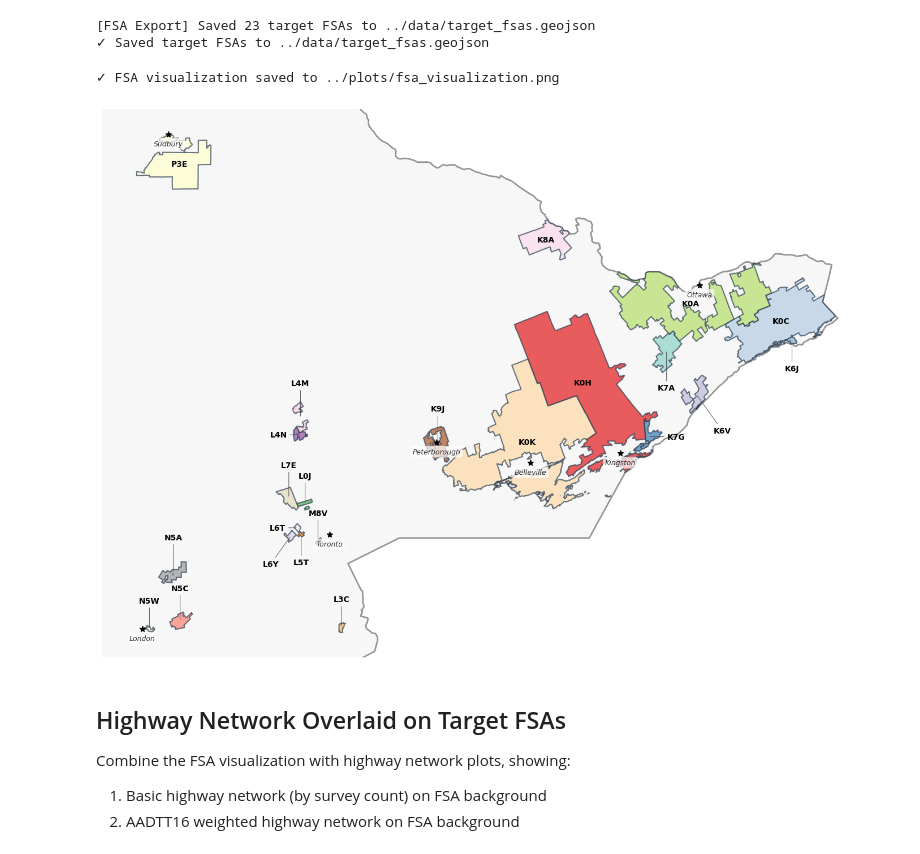
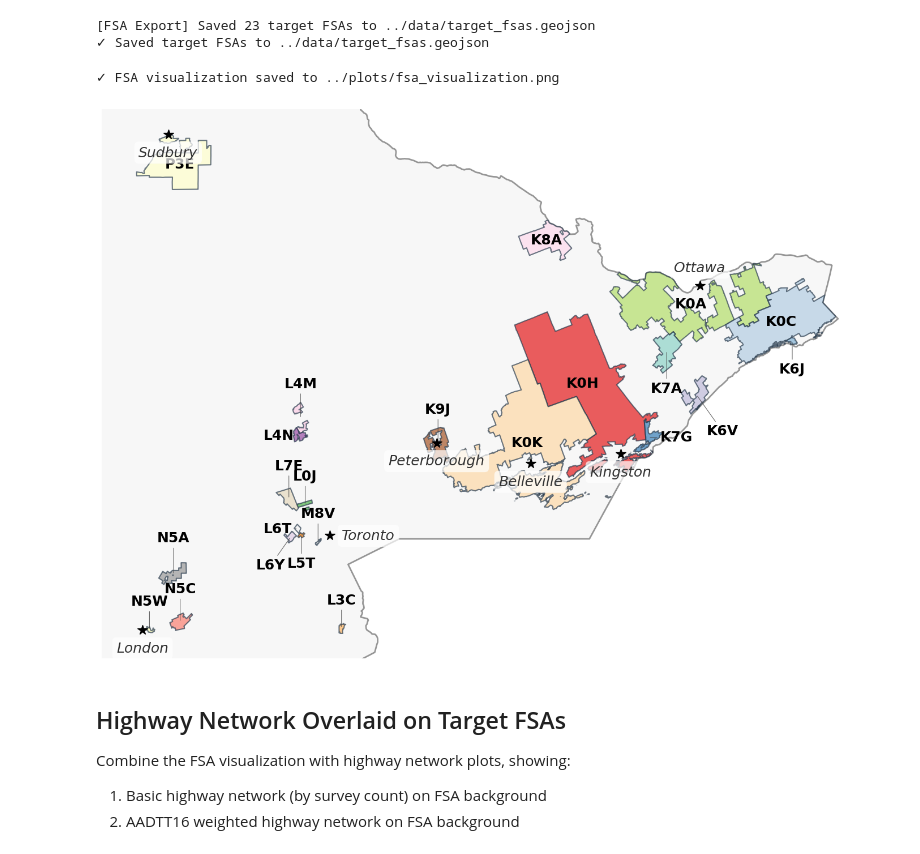
Before and after one commit to PowerON-Energy-Solutions/MHDV-Corridor-Location-Analysis, a Jupyter notebook: notebooks/highway_network_analysis.ipynb, the cells around one changed output. Saved outputs shown, nothing was run; the diff lists cells and outputs as text; code cells hidden in the pictures.

```diff
--- a/notebooks/highway_network_analysis.ipynb
+++ b/notebooks/highway_network_analysis.ipynb
@@ -539,7 +539,7 @@ for hwy, label_info in highway_labels.items():
             f'{hwy}',
             xy=arrow_to,
             xytext=pos,
-            fontsize=9,
+            fontsize=18,
             ha='center',
             va='center',
             bbox=dict(boxstyle='round,pad=0.3', facecolor='white', edgecolor=color, linewidth=2, alpha=0.9),
@@ -555,9 +555,18 @@ for hwy, label_info in highway_labels.items():
     else:
         # Direct label placement
         ax.text(pos[0], pos[1], f'{hwy}',
-                fontsize=10, ha='center', va='center',
+                fontsize=18, ha='center', va='center',
                 bbox=dict(boxstyle='round,pad=0.3', facecolor='white', edgecolor=color, linewidth=1.5, alpha=0.9),
                 zorder=5)
+
+# Define southern Ontario zoom bounds (GTA + surrounding region)
+# Longitude: -80.5 to -79.0, Latitude: 43.2 to 44.2
+min_lon, max_lon = -86.5, -73.5
+min_lat, max_lat = 41.2, 50.0
+
+# Set axis limits to zoom into southern Ontario (faster rendering)
+ax.set_xlim(min_lon, max_lon)
+ax.set_ylim(min_lat, max_lat)
 
 # Remove title, axis labels, ticks, and grid
 ax.set_xticks([])
@@ -568,7 +577,7 @@ ax.spines['bottom'].set_visible(False)
 ax.spines['left'].set_visible(False)
 
 plt.tight_layout()
-plt.savefig(project_root / "plots/highway_network_map_by_highway.png", dpi=300)
+plt.savefig(project_root / "plots/highway_network_map_by_highway.png", dpi=500)
 plt.savefig(project_root / "plots/highway_network_map_by_highway.pdf")
 plt.show()
 
@@ -870,7 +879,7 @@ for idx, row in gdf_fsa_target_colored.iterrows():
         fsa_code,
         xy=(centroid.x, centroid.y),
         xytext=(label_x, label_y),
-        fontsize=10,
+        fontsize=18,
         ha='center',
         va='center',
         fontweight='bold',
@@ -888,39 +897,49 @@ ax.set_ylim(miny - y_pad, maxy + y_pad)
 
 # Add major cities for context
 major_cities = {
     'Toronto': (-79.3832, 43.6532),
     'Ottawa': (-75.6972, 45.4215),
     'Kingston': (-76.4860, 44.2312),
     'Belleville': (-77.3832, 44.1628),
     'Peterborough': (-78.3197, 44.3091),
     'London': (-81.2497, 42.9849),
     'Windsor': (-83.0368, 42.3149),
     'Sudbury': (-80.9930, 46.4917),
 }
 
 for city, (lon, lat) in major_cities.items():
     if minx - x_pad <= lon <= maxx + x_pad and miny - y_pad <= lat <= maxy + y_pad:
-        ax.plot(lon, lat, marker='*', color='black', markersize=8, zorder=4)
-        ax.text(lon, lat - 0.08, city, fontsize=9, ha='center',
-               style='italic', color='#333333', zorder=4,
-               bbox=dict(boxstyle='round,pad=0.3', facecolor='white',
-                        edgecolor='none', alpha=0.7))
+        ax.plot(lon, lat, marker='*', color='black', markersize=13, zorder=4)
+        # Place Ottawa label 0.12 above, Toronto to the right, others 0.12 below
+        if city == 'Ottawa' or city == 'Sudbury':
+            label_x, label_y = lon, lat + 0.08
+            ha, va = 'center', 'bottom'
+        elif city == 'Toronto':
+            label_x, label_y = lon + 0.12, lat
+            ha, va = 'left', 'center'
+        else:
+            label_x, label_y = lon, lat - 0.08
+            ha, va = 'center', 'top'
+        ax.text(label_x, label_y, city, fontsize=18, ha=ha,
+                va=va, style='italic', color='#333333', zorder=4,
+                bbox=dict(boxstyle='round,pad=0.3', facecolor='white',
+                          edgecolor='none', alpha=0.7))
 
 # Remove title, axis labels, ticks, and grid
 ax.set_xticks([])
 ax.set_yticks([])
 ax.spines['top'].set_visible(False)
 ax.spines['right'].set_visible(False)
 ax.spines['bottom'].set_visible(False)
 ax.spines['left'].set_visible(False)
 
 plt.tight_layout()
 plt.savefig(output_path, dpi=300, bbox_inches='tight')
 print(f"✓ FSA visualization saved to {output_path}")
 plt.show()
 # %% [output]
 ✓ FSA visualization saved to ../plots/fsa_visualization.png
-[figure, old version]
+[figure, new version]
 # %% [markdown]
 ## Highway Network Overlaid on Target FSAs
 
```
Also changed, not shown: parts of 5 cells of this notebook.
